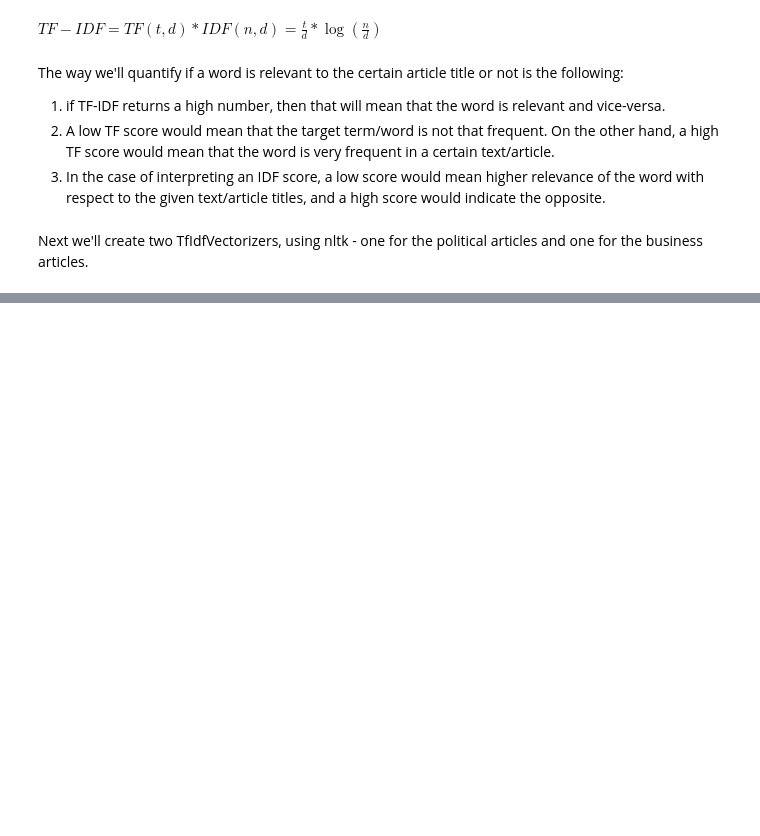
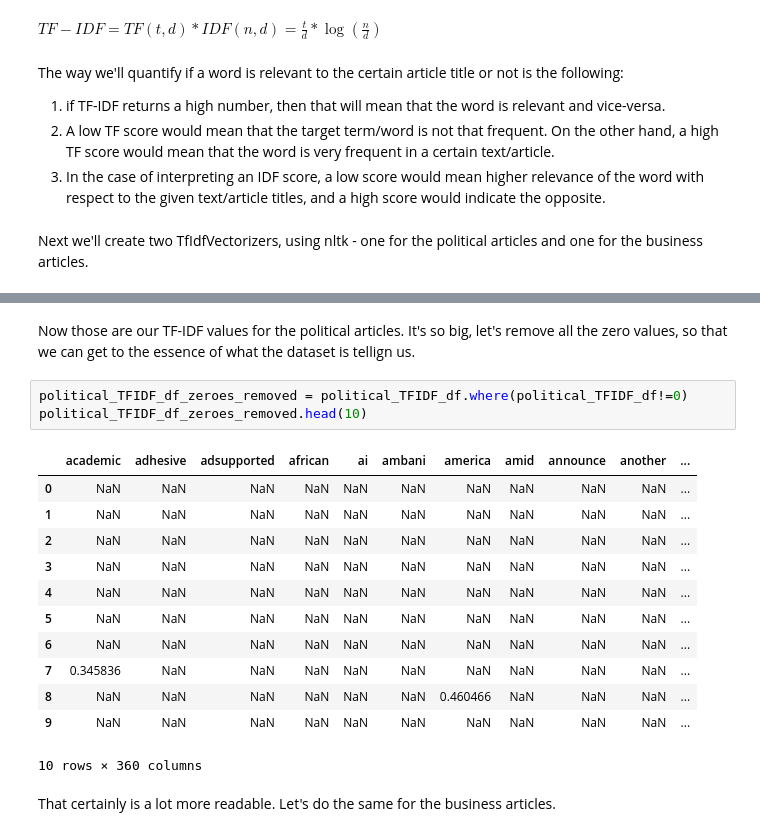
Before and after one commit to GoofyGalaxy374/NewsClassifier, a Jupyter notebook: Analysis.ipynb, the cells around one changed output, grey strips where cells are left out. Cells and saved outputs as stored; diff of their text form; blank space fills up the shorter version.

```diff
--- a/Analysis.ipynb
+++ b/Analysis.ipynb
@@ -187,2 +206,22 @@ TfidfVectorizer()
+# %% [markdown]
+<p> Now those are our TF-IDF values for the political articles. It's so big, let's remove all the zero values, so that we can get to the essence of what the dataset is tellign us. </p>
+# %%
+political_TFIDF_df_zeroes_removed = political_TFIDF_df.where(political_TFIDF_df!=0)
+political_TFIDF_df_zeroes_removed.head(10)
+# %% [output]
+|  | academic | adhesive | adsupported | african | ai | ambani | america | amid | announce | another | ... |
+| 0 | NaN | NaN | NaN | NaN | NaN | NaN | NaN | NaN | NaN | NaN | ... |
+| 1 | NaN | NaN | NaN | NaN | NaN | NaN | NaN | NaN | NaN | NaN | ... |
+| 2 | NaN | NaN | NaN | NaN | NaN | NaN | NaN | NaN | NaN | NaN | ... |
+| 3 | NaN | NaN | NaN | NaN | NaN | NaN | NaN | NaN | NaN | NaN | ... |
+| 4 | NaN | NaN | NaN | NaN | NaN | NaN | NaN | NaN | NaN | NaN | ... |
+| 5 | NaN | NaN | NaN | NaN | NaN | NaN | NaN | NaN | NaN | NaN | ... |
+| 6 | NaN | NaN | NaN | NaN | NaN | NaN | NaN | NaN | NaN | NaN | ... |
+| 7 | 0.345836 | NaN | NaN | NaN | NaN | NaN | NaN | NaN | NaN | NaN | ... |
+| 8 | NaN | NaN | NaN | NaN | NaN | NaN | 0.460466 | NaN | NaN | NaN | ... |
+| 9 | NaN | NaN | NaN | NaN | NaN | NaN | NaN | NaN | NaN | NaN | ... |
+10 rows × 360 columns
+# %% [markdown]
+<p>That certainly is a lot more readable. Let's do the same for the business articles.</p>
 # %%
 businessVectorizer = TfidfVectorizer()
```
Also changed, not shown: parts of 20 cells of this notebook.
